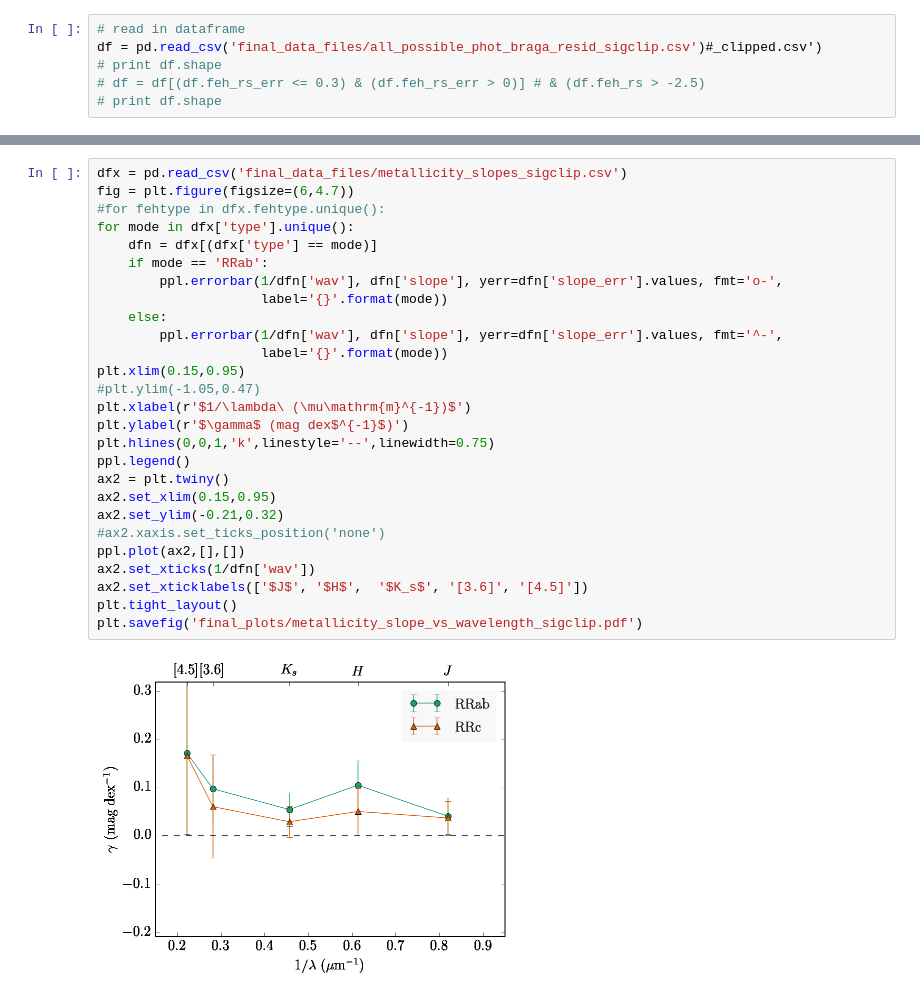
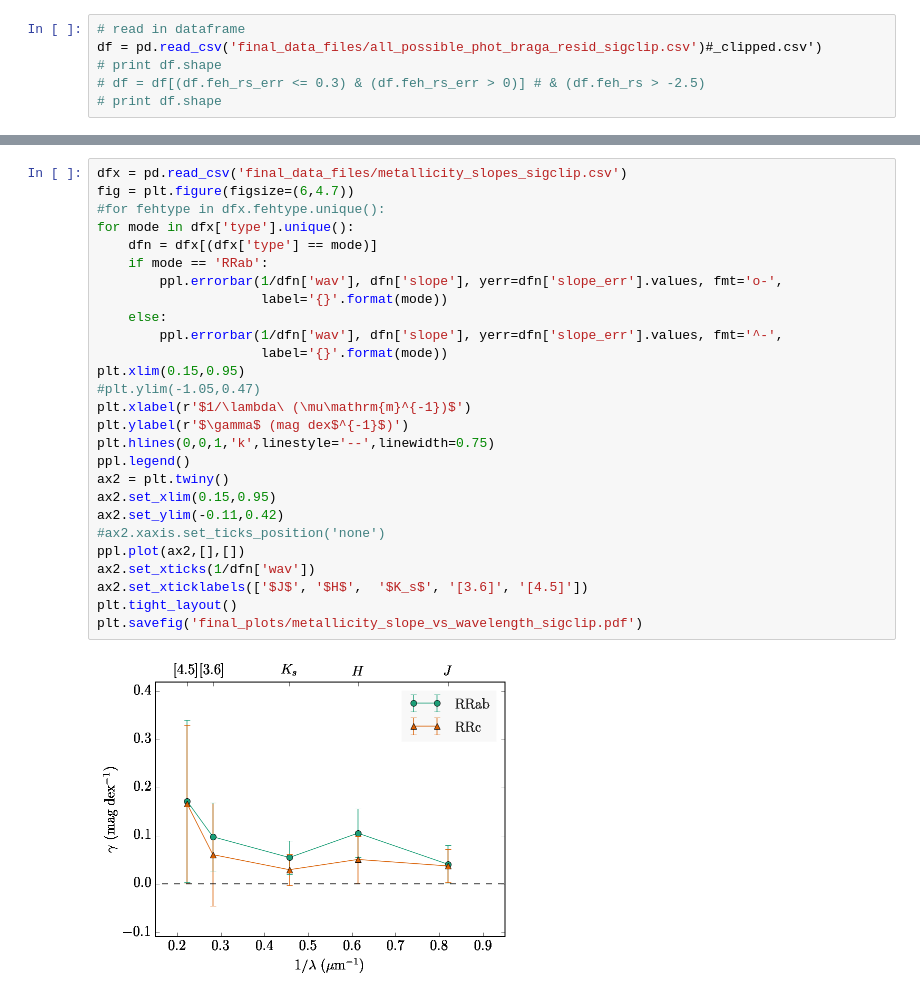
Before and after one commit to vickyscowcroft/omegaCen, a Jupyter notebook: ocen_only_fitting/plot PL residuals against metallicities.ipynb, the cells around one changed output, grey strips where cells are left out. Cells and saved outputs as stored; diff of their text form.

```diff
--- a/ocen_only_fitting/plot PL residuals against metallicities.ipynb
+++ b/ocen_only_fitting/plot PL residuals against metallicities.ipynb
@@ -111,29 +118,29 @@ f.close()
 # %%
 dfx = pd.read_csv('final_data_files/metallicity_slopes_sigclip.csv')
 fig = plt.figure(figsize=(6,4.7))
 #for fehtype in dfx.fehtype.unique():
 for mode in dfx['type'].unique():
     dfn = dfx[(dfx['type'] == mode)]
     if mode == 'RRab':
         ppl.errorbar(1/dfn['wav'], dfn['slope'], yerr=dfn['slope_err'].values, fmt='o-',
                      label='{}'.format(mode))
     else:
         ppl.errorbar(1/dfn['wav'], dfn['slope'], yerr=dfn['slope_err'].values, fmt='^-',
                      label='{}'.format(mode))
 plt.xlim(0.15,0.95)
 #plt.ylim(-1.05,0.47)
 plt.xlabel(r'$1/\lambda\ (\mu\mathrm{m}^{-1})$')
 plt.ylabel(r'$\gamma$ (mag dex$^{-1}$)')
 plt.hlines(0,0,1,'k',linestyle='--',linewidth=0.75)
 ppl.legend()
 ax2 = plt.twiny()
 ax2.set_xlim(0.15,0.95)
-ax2.set_ylim(-0.21,0.32)
+ax2.set_ylim(-0.11,0.42)
 #ax2.xaxis.set_ticks_position('none')
 ppl.plot(ax2,[],[])
 ax2.set_xticks(1/dfn['wav'])
 ax2.set_xticklabels(['$J$', '$H$',  '$K_s$', '[3.6]', '[4.5]'])
 plt.tight_layout()
 plt.savefig('final_plots/metallicity_slope_vs_wavelength_sigclip.pdf')
 # %% [output]
-[figure, old version]
+[figure, new version]
```
Also changed, not shown: parts of 2 cells of this notebook, 4 other files.
